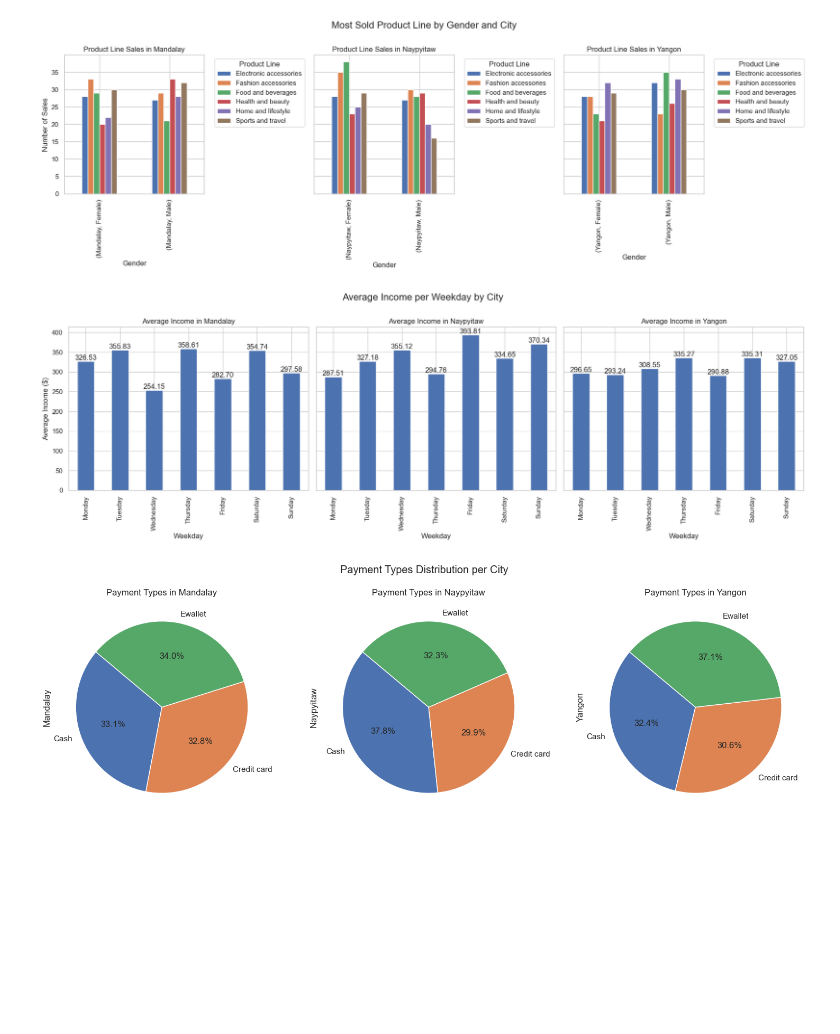
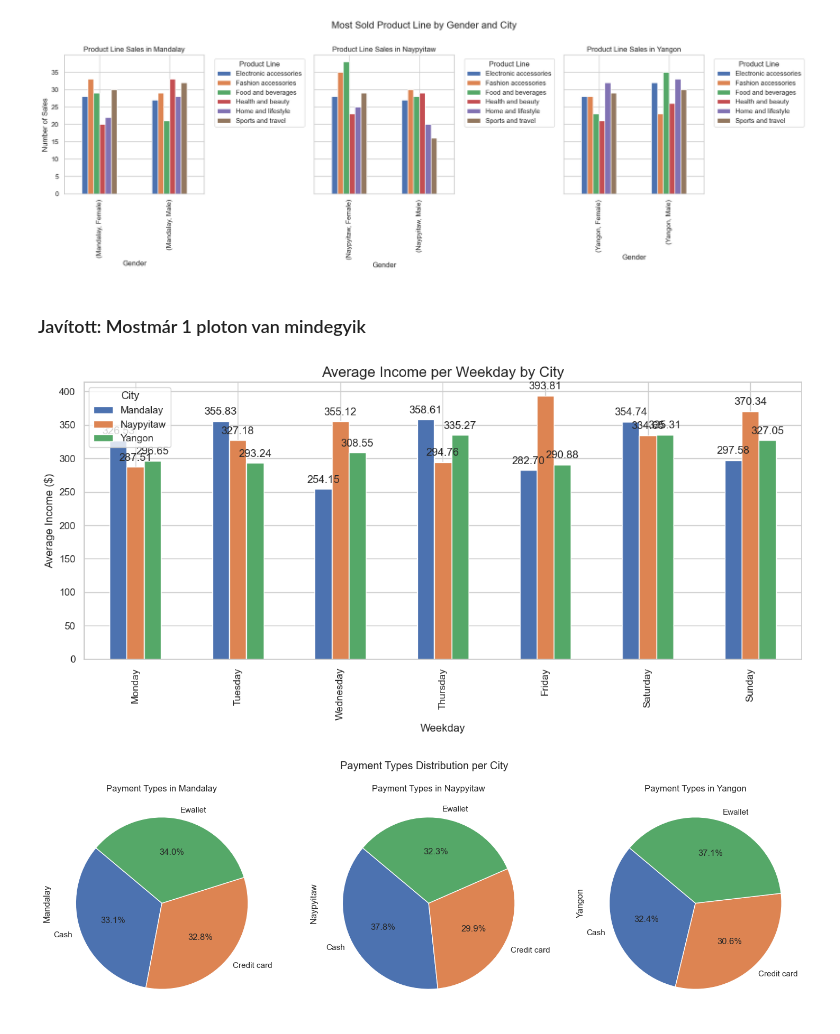
Before and after one commit to zsolt-boda/Viz_Bead, a Jupyter notebook: main.ipynb, the cells around one changed output. Drawn from its saved outputs; the diff is of its cells as text; code cells hidden in the pictures; blank space fills up the shorter version.

Commit message:
Javított

```diff
--- a/main.ipynb
+++ b/main.ipynb
@@ -234,46 +234,42 @@ plt.subplots_adjust(top=0.85)  # Adjust the top padding for the suptitle
 plt.show()
 # %% [output]
 [figure]
+# %% [markdown]
+### Javított: Mostmár 1 ploton van mindegyik
 # %%
 import matplotlib.pyplot as plt
 import pandas as pd
 
 # Convert 'Date' to datetime and extract the weekday
 data['Date'] = pd.to_datetime(data['Date'])
 data['Weekday'] = data['Date'].dt.day_name()
 
 # Calculate the average income per weekday for each city
 avg_income_weekday = data.groupby(['City', 'Weekday'])['Total'].mean().unstack()
 
 # Sort the weekdays to display them in order
 weekdays = ['Monday', 'Tuesday', 'Wednesday', 'Thursday', 'Friday', 'Saturday', 'Sunday']
 avg_income_weekday = avg_income_weekday[weekdays]
 
-# Create subplots for each city
-fig, axes = plt.subplots(nrows=1, ncols=len(avg_income_weekday.index), figsize=(18, 6), sharey=True)
-
-for i, city in enumerate(avg_income_weekday.index):
-    bars = avg_income_weekday.loc[city].plot(kind='bar', ax=axes[i], title=f'Average Income in {city}')
-
-    # Add text labels to each bar
-    for bar in bars.patches:
-        axes[i].text(bar.get_x() + bar.get_width() / 2, bar.get_height(), f'{bar.get_height():.2f}',
-                     ha='center', va='bottom')
+# Plotting the data
+avg_income_weekday.T.plot(kind='bar', figsize=(12, 6))
 
 # Set titles and labels
-fig.suptitle('Average Income per Weekday by City', fontsize=16)
-for ax in axes:
-    ax.set_xlabel('Weekday')
-    ax.set_ylabel('Average Income ($)')
+plt.title('Average Income per Weekday by City', fontsize=16)
+plt.xlabel('Weekday')
+plt.ylabel('Average Income ($)')
 
-# Adjust layout
-plt.tight_layout()
-plt.subplots_adjust(top=0.85)  # Adjust the top padding for the suptitle
+# Adding the values on top of the bars
+for p in plt.gca().patches:
+    plt.gca().annotate(f'{p.get_height():.2f}', (p.get_x() + p.get_width() / 2., p.get_height()),
+                       ha='center', va='center', xytext=(0, 10), textcoords='offset points')
 
 # Show the plot
+plt.legend(title='City')
+plt.tight_layout()
 plt.show()
 # %% [output]
-[figure, old version]
+[figure, new version]
 # %%
 import pandas as pd
 import matplotlib.pyplot as plt
```
Also changed, not shown: parts of 6 cells of this notebook.
